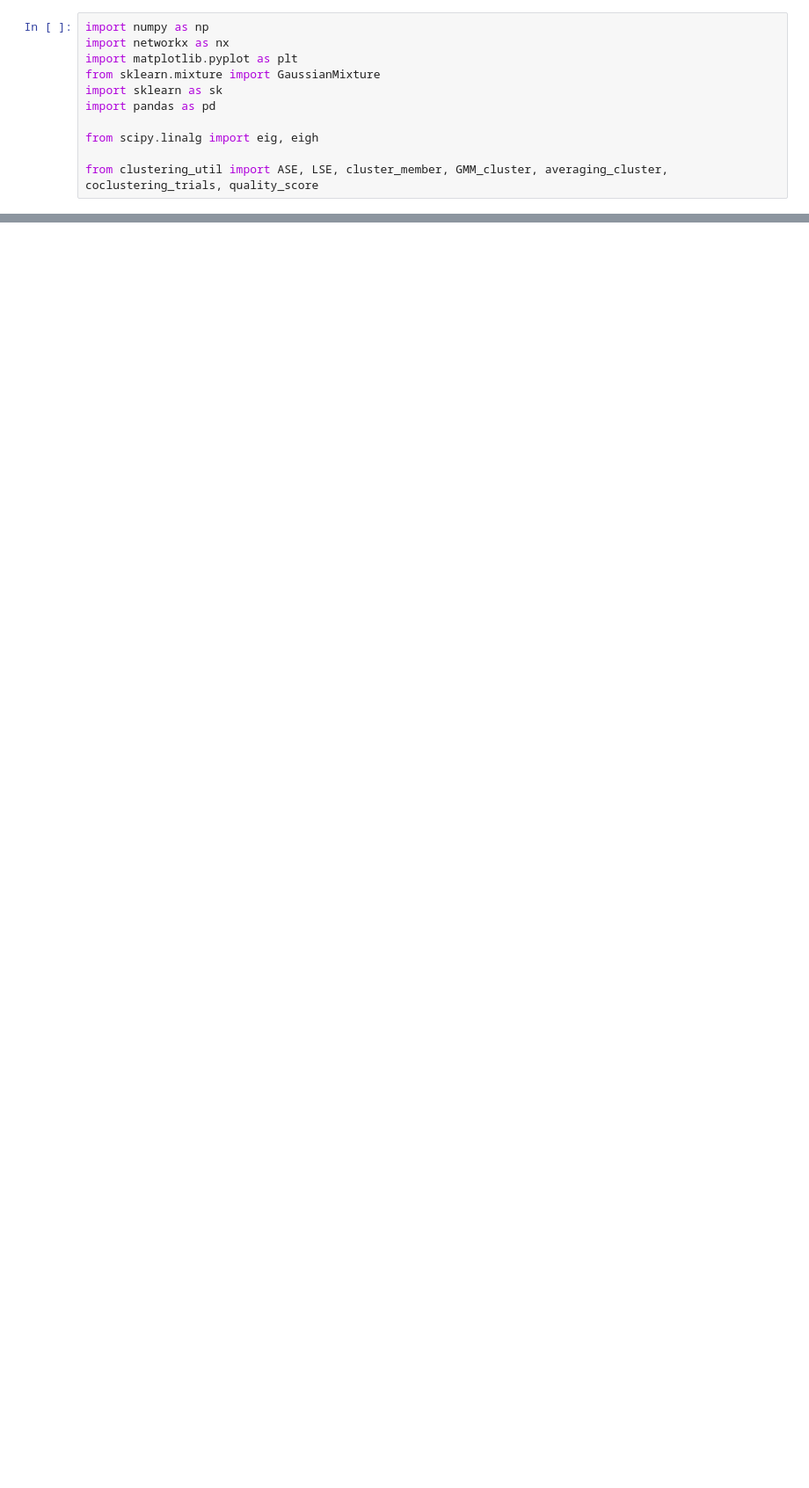
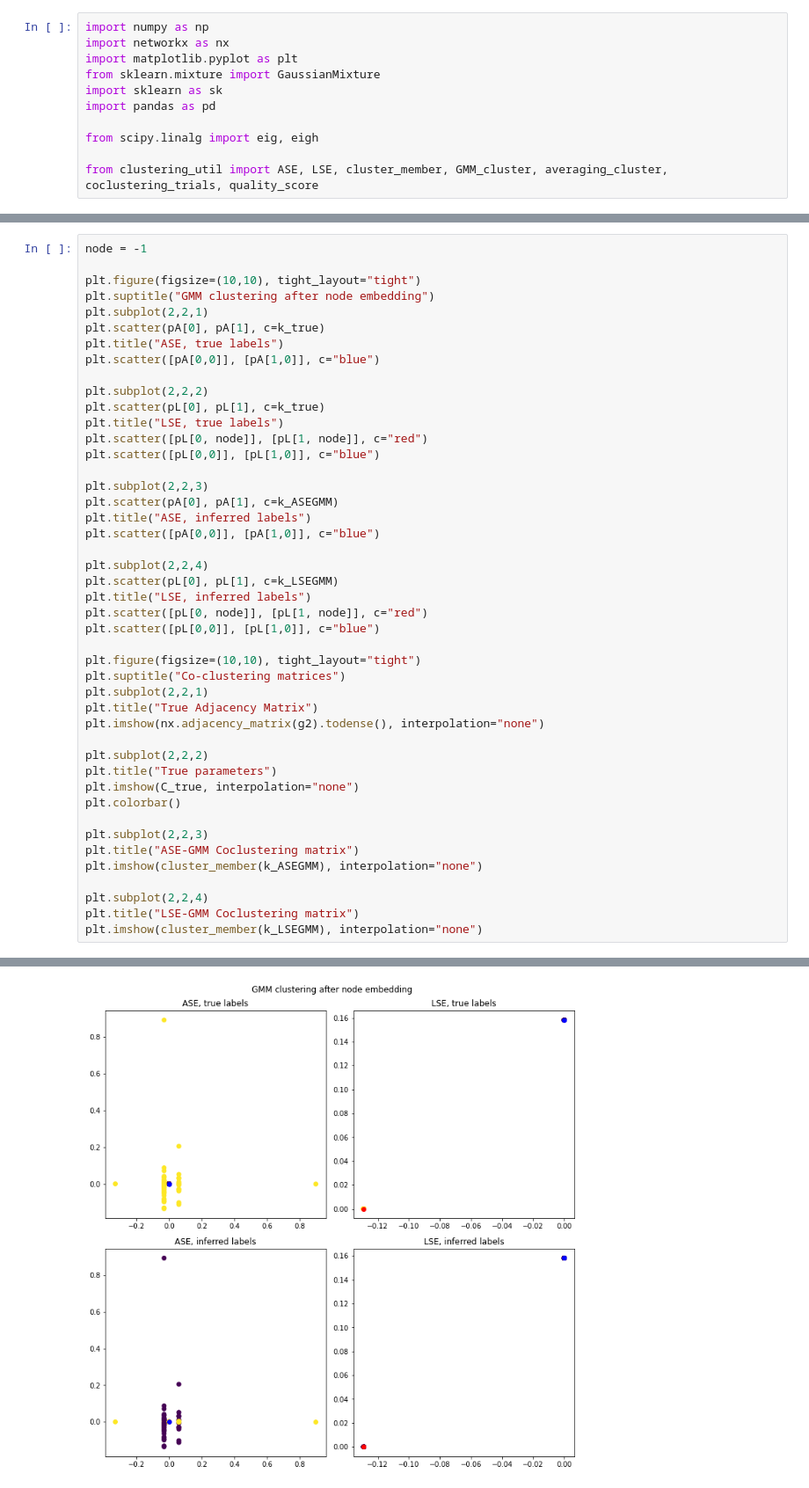
Before and after one commit to sekunder/clustering, a Jupyter notebook: Block model 2.ipynb, the cells around one changed output, grey strips where cells are left out. Shown at 88% size. Saved outputs shown, nothing was run; the diff lists cells and outputs as text; blank space fills up the shorter version.

```diff
--- a/Block model 2.ipynb
+++ b/Block model 2.ipynb
@@ -11,0 +65,46 @@ from clustering_util import ASE, LSE, cluster_member, GMM_cluster, averaging_clu
+# %%
+node = -1
+
+plt.figure(figsize=(10,10), tight_layout="tight")
+plt.suptitle("GMM clustering after node embedding")
+plt.subplot(2,2,1)
+plt.scatter(pA[0], pA[1], c=k_true)
+plt.title("ASE, true labels")
+plt.scatter([pA[0,0]], [pA[1,0]], c="blue")
+
+plt.subplot(2,2,2)
+plt.scatter(pL[0], pL[1], c=k_true)
+plt.title("LSE, true labels")
+plt.scatter([pL[0, node]], [pL[1, node]], c="red")
+plt.scatter([pL[0,0]], [pL[1,0]], c="blue")
+
+plt.subplot(2,2,3)
+plt.scatter(pA[0], pA[1], c=k_ASEGMM)
+plt.title("ASE, inferred labels")
+plt.scatter([pA[0,0]], [pA[1,0]], c="blue")
+
+plt.subplot(2,2,4)
+plt.scatter(pL[0], pL[1], c=k_LSEGMM)
+plt.title("LSE, inferred labels")
+plt.scatter([pL[0, node]], [pL[1, node]], c="red")
+plt.scatter([pL[0,0]], [pL[1,0]], c="blue")
+
+plt.figure(figsize=(10,10), tight_layout="tight")
+plt.suptitle("Co-clustering matrices")
+plt.subplot(2,2,1)
+plt.title("True Adjacency Matrix")
+plt.imshow(nx.adjacency_matrix(g2).todense(), interpolation="none")
+
+plt.subplot(2,2,2)
+plt.title("True parameters")
+plt.imshow(C_true, interpolation="none")
+plt.colorbar()
+
+plt.subplot(2,2,3)
+plt.title("ASE-GMM Coclustering matrix")
+plt.imshow(cluster_member(k_ASEGMM), interpolation="none")
+
+plt.subplot(2,2,4)
+plt.title("LSE-GMM Coclustering matrix")
+plt.imshow(cluster_member(k_LSEGMM), interpolation="none")
+# %% [output]
@@ -11,0 +112 @@ from clustering_util import ASE, LSE, cluster_member, GMM_cluster, averaging_clu
+[figure, added]
```
Also changed, not shown: parts of 12 cells of this notebook, 2 other files.
